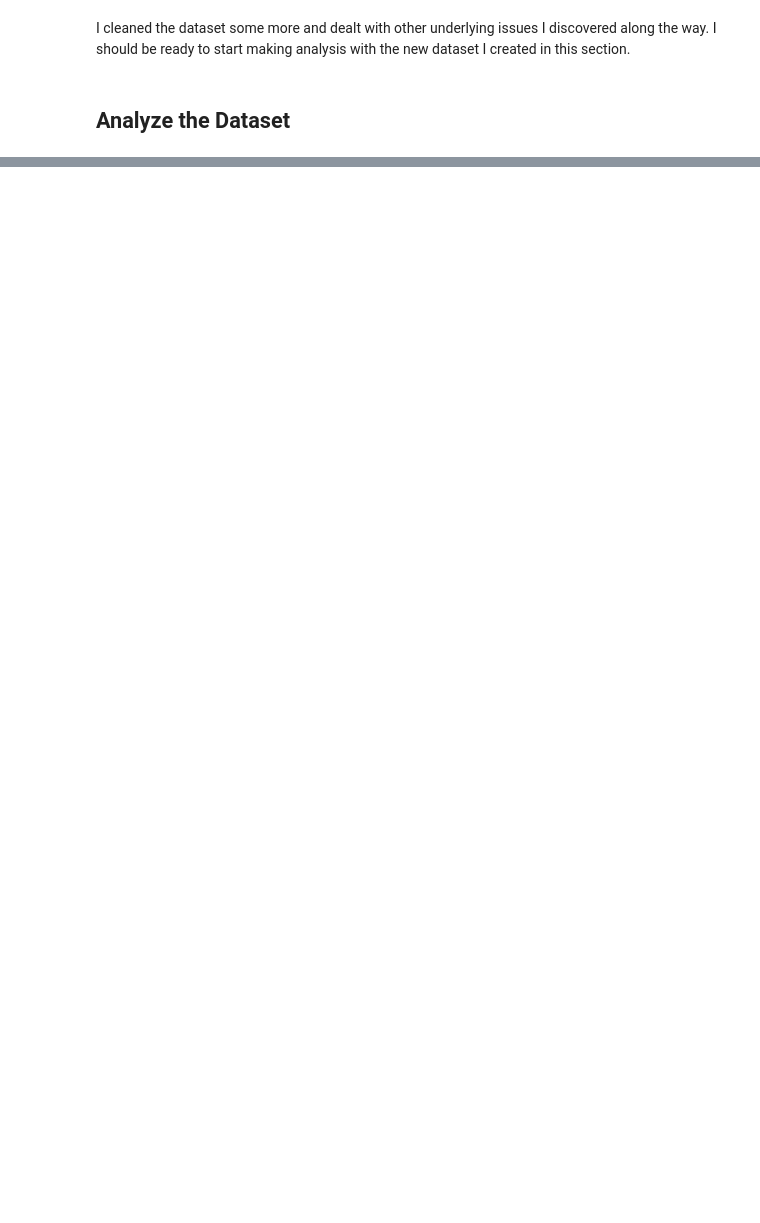
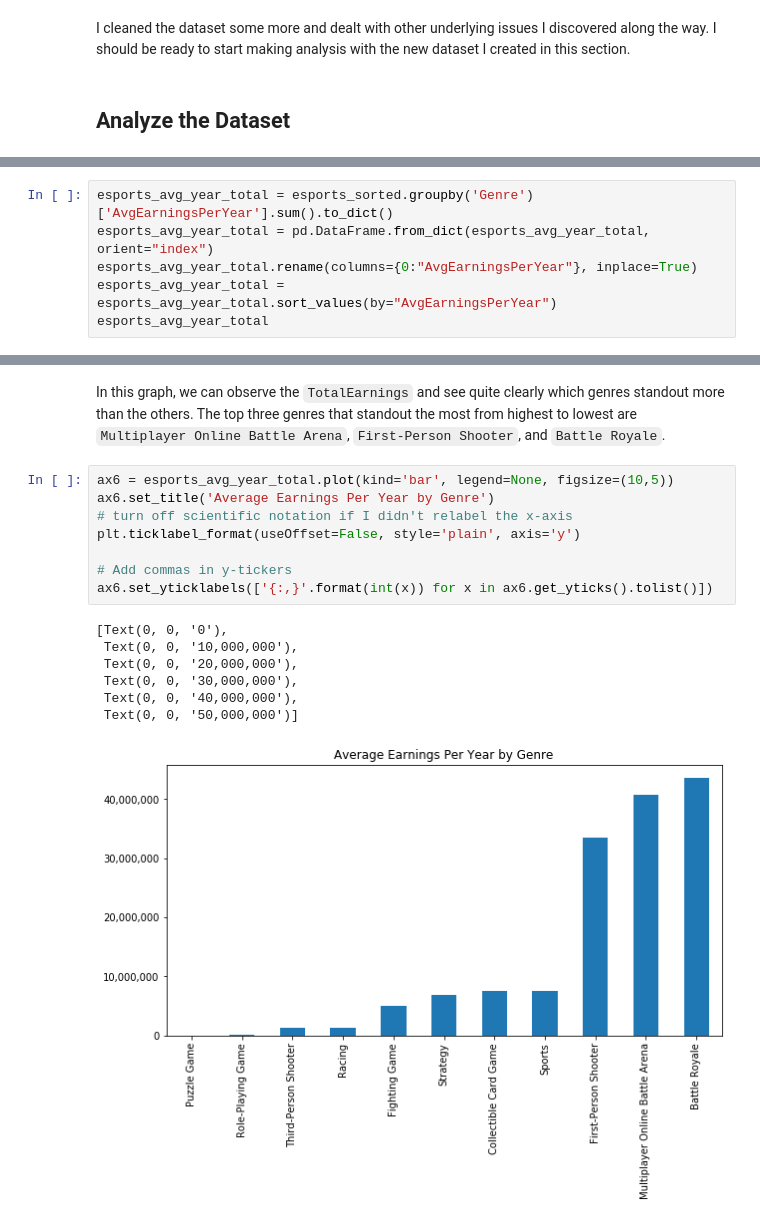
Before and after one commit to nrichyang/Esports-Earnings-Project, a Jupyter notebook: Exploring Earnings in Esports.ipynb, the cells around one changed output, grey strips where cells are left out. Cells and saved outputs as stored; diff of their text form; blank space fills up the shorter version.

```diff
--- a/Exploring Earnings in Esports.ipynb
+++ b/Exploring Earnings in Esports.ipynb
@@ -311,0 +454,6 @@ I cleaned the dataset some more and dealt with other underlying issues I discove
+# %%
+esports_avg_year_total = esports_sorted.groupby('Genre')['AvgEarningsPerYear'].sum().to_dict()
+esports_avg_year_total = pd.DataFrame.from_dict(esports_avg_year_total, orient="index")
+esports_avg_year_total.rename(columns={0:"AvgEarningsPerYear"}, inplace=True)
+esports_avg_year_total = esports_avg_year_total.sort_values(by="AvgEarningsPerYear")
+esports_avg_year_total
@@ -311,0 +584,18 @@ I cleaned the dataset some more and dealt with other underlying issues I discove
+# %% [markdown]
+In this graph, we can observe the `TotalEarnings` and see quite clearly which genres standout more than the others. The top three genres that standout the most from highest to lowest are `Multiplayer Online Battle Arena`, `First-Person Shooter`, and `Battle Royale`.
+# %%
+ax6 = esports_avg_year_total.plot(kind='bar', legend=None, figsize=(10,5))
+ax6.set_title('Average Earnings Per Year by Genre')
+# turn off scientific notation if I didn't relabel the x-axis
+plt.ticklabel_format(useOffset=False, style='plain', axis='y')
+
+# Add commas in y-tickers
+ax6.set_yticklabels(['{:,}'.format(int(x)) for x in ax6.get_yticks().tolist()])
+# %% [output]
+[Text(0, 0, '0'),
+ Text(0, 0, '10,000,000'),
+ Text(0, 0, '20,000,000'),
+ Text(0, 0, '30,000,000'),
+ Text(0, 0, '40,000,000'),
+ Text(0, 0, '50,000,000')]
+[figure, added]
```
Also changed, not shown: parts of 31 cells of this notebook.
